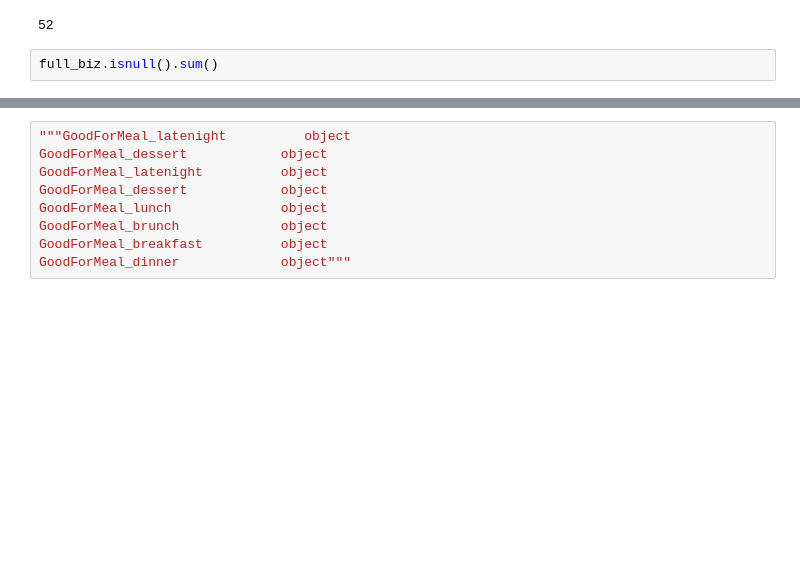
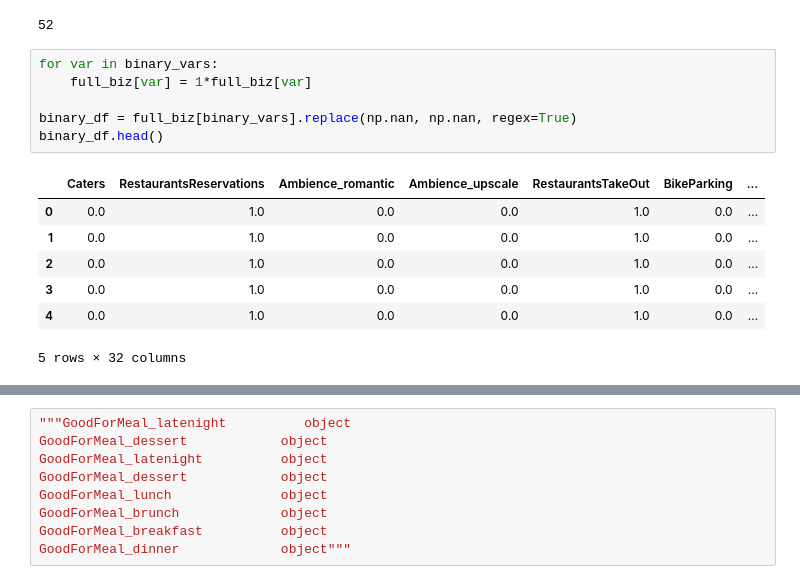
Before and after one commit to mwoluchem/Recommendations_CS209, a Jupyter notebook: Recommendations_EDA.ipynb, the cells around one changed output, grey strips where cells are left out. Cells and saved outputs as stored; diff of their text form; blank space fills up the shorter version.

```diff
--- a/Recommendations_EDA.ipynb
+++ b/Recommendations_EDA.ipynb
@@ -150,5 +150,17 @@ count = len(binary_vars)+len(text_vars)+len(float_vars)+len(cat_vars)+1
 count
 # %% [output]
 52
-# %%
-full_biz.isnull().sum()
+# %%
+for var in binary_vars:
+    full_biz[var] = 1*full_biz[var]
+
+binary_df = full_biz[binary_vars].replace(np.nan, np.nan, regex=True)
+binary_df.head()
+# %% [output]
+|  | Caters | RestaurantsReservations | Ambience_romantic | Ambience_upscale | RestaurantsTakeOut | BikeParking | ... |
+| 0 | 0.0 | 1.0 | 0.0 | 0.0 | 1.0 | 0.0 | ... |
+| 1 | 0.0 | 1.0 | 0.0 | 0.0 | 1.0 | 0.0 | ... |
+| 2 | 0.0 | 1.0 | 0.0 | 0.0 | 1.0 | 0.0 | ... |
+| 3 | 0.0 | 1.0 | 0.0 | 0.0 | 1.0 | 0.0 | ... |
+| 4 | 0.0 | 1.0 | 0.0 | 0.0 | 1.0 | 0.0 | ... |
+5 rows × 32 columns
```
Also changed, not shown: parts of 10 cells of this notebook.
